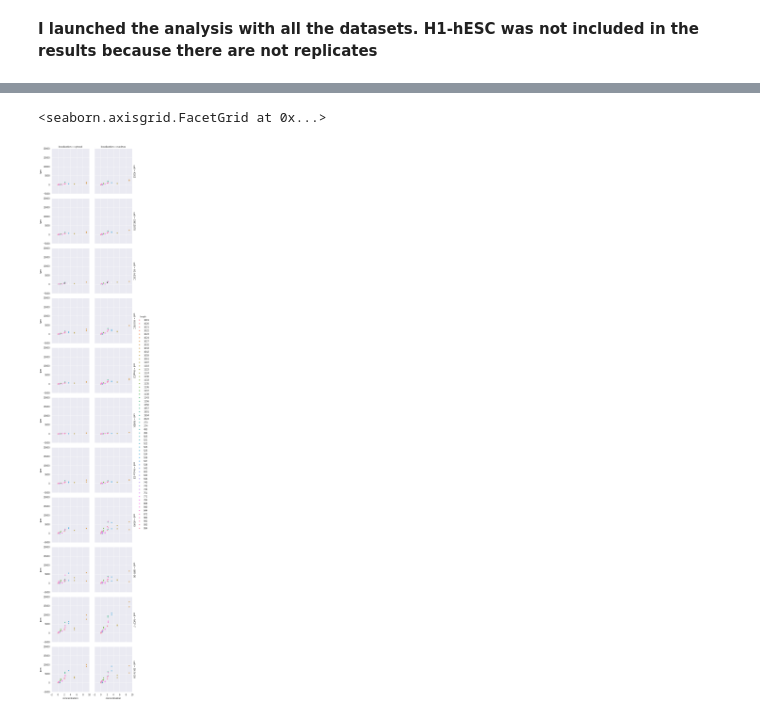
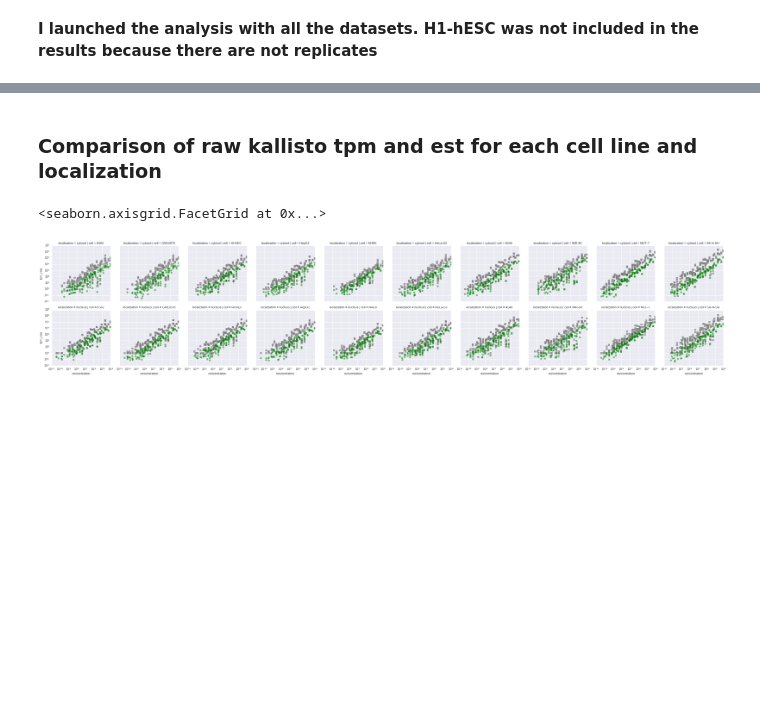
Before and after one commit to a-slide/iPython-Notebook, a Jupyter notebook: Notebooks/2016_07_02_Epi2_pilot_datasets_analysis_localization.ipynb, the cells around one changed output, grey strips where cells are left out. Drawn from its saved outputs; the diff is of its cells as text; code cells hidden in the pictures; blank space fills up the shorter version.

```diff
--- a/Notebooks/2016_07_02_Epi2_pilot_datasets_analysis_localization.ipynb
+++ b/Notebooks/2016_07_02_Epi2_pilot_datasets_analysis_localization.ipynb
@@ -1092,13 +1146,9 @@ df.head()
-# %%
-grid = sns.FacetGrid(df, row="cell", col="localization",  hue="length",  margin_titles=True)
-grid.map(plt.scatter, "concentration", "tpm", edgecolor="w")
-grid.add_legend()
-
-# Adjust the tick positions and labels
-grid.set(xticks=np.arange(5), yticks=[-3, 3], xlim=(-.5, 4.5), ylim=(-3.5, 3.5))
-
-# Adjust the arrangement of the plots
-grid.fig.tight_layout(w_pad=1)
-# %% [output]
-<seaborn.axisgrid.FacetGrid at 0x...>
-[figure, removed]
+# %% [markdown]
+### Comparison of raw kallisto tpm and est for each cell line and localization
+# %%
+grid = sns.FacetGrid(df, col="cell", row="localization", size=3.5, aspect=1)
+grid.map(plt.loglog, "concentration", "est_raw", ls='None', color="grey", marker="s", alpha=0.7)
+grid.map(plt.loglog, "concentration", "tpm_raw", ls='None', color="green" ,marker="o", alpha=0.5)
+# %% [output]
+<seaborn.axisgrid.FacetGrid at 0x...>
+[figure, added]
```
Also changed, not shown: parts of 23 cells of this notebook.
